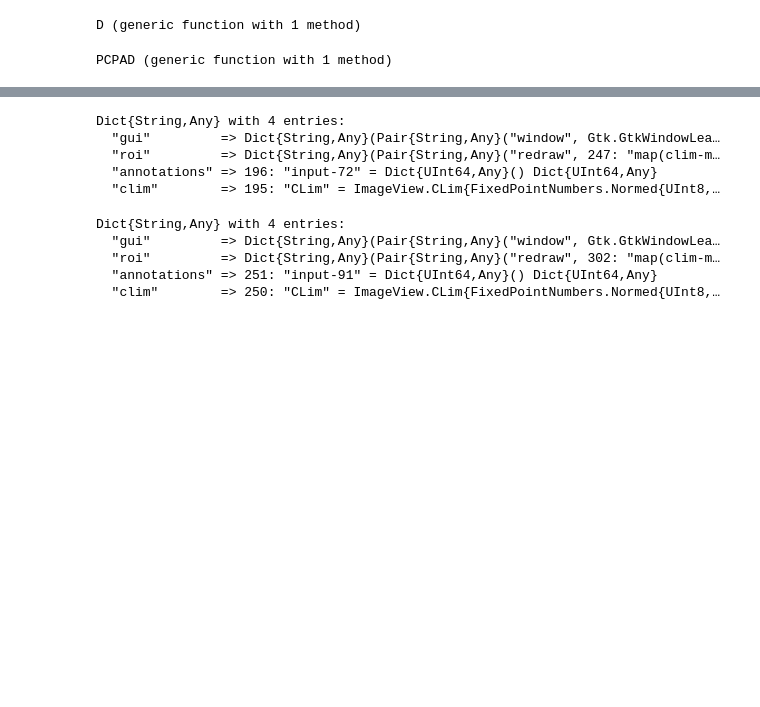
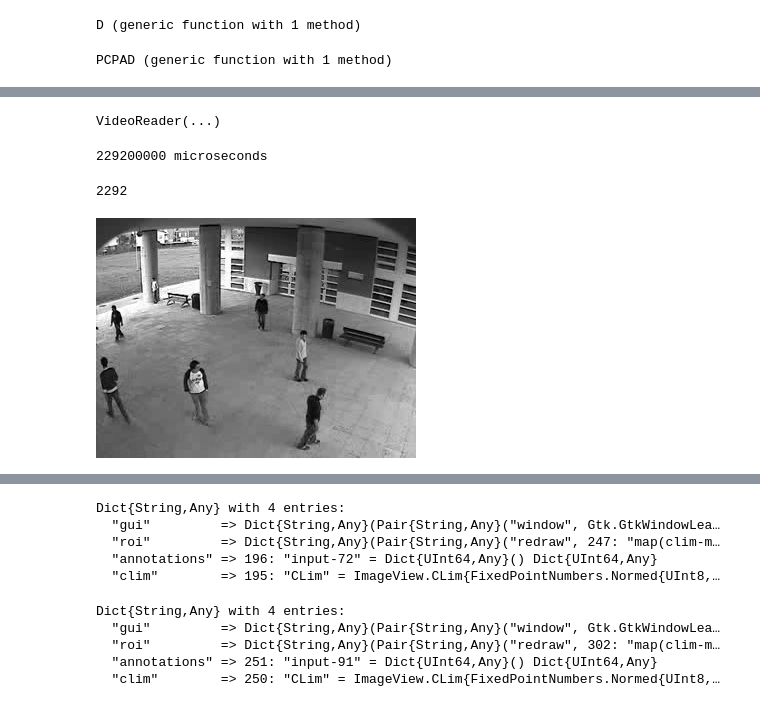
Before and after one commit to ivanslapnicar/GIAN-Applied-NLA-Course, a Jupyter notebook: src/Module C - Applications/S7 Examples in Sparse plus Low-Rank Splitting.ipynb, the cells around one changed output, grey strips where cells are left out. Cells and saved outputs as stored; diff of their text form; code cells hidden in the pictures; blank space fills up the shorter version.

```diff
--- a/src/Module C - Applications/S7 Examples in Sparse plus Low-Rank Splitting.ipynb
+++ b/src/Module C - Applications/S7 Examples in Sparse plus Low-Rank Splitting.ipynb
@@ -92,2 +87,28 @@ UndefVarError: UndefVarError: imshow not defined
+# %%
+f=VideoIO.openvideo("files/visor.avi")
+# %% [output]
+VideoReader(...)
+# %%
+VideoIO.get_duration("files/visor.avi")
+# %% [output]
+229200000 microseconds
+# %%
+# Read the frames in Gray
+f0 = VideoIO.openvideo("files/visor.avi",target_format=VideoIO.AV_PIX_FMT_GRAY8)
+frames=Array{Array{Gray{Normed{UInt8,8}},2},1}(undef,0)
+while !eof(f0)
+    push!(frames,read(f0))
+end
+close(f0)
+# %%
+# Number of frames
+length(frames)
+# %% [output]
+2292
+# %%
+# See particular frame
+frames[1400]
+# %% [output]
+[figure, added]
 # %%
 # Make shorter video clip
```
Also changed, not shown: parts of 30 cells of this notebook, 7 other files.
